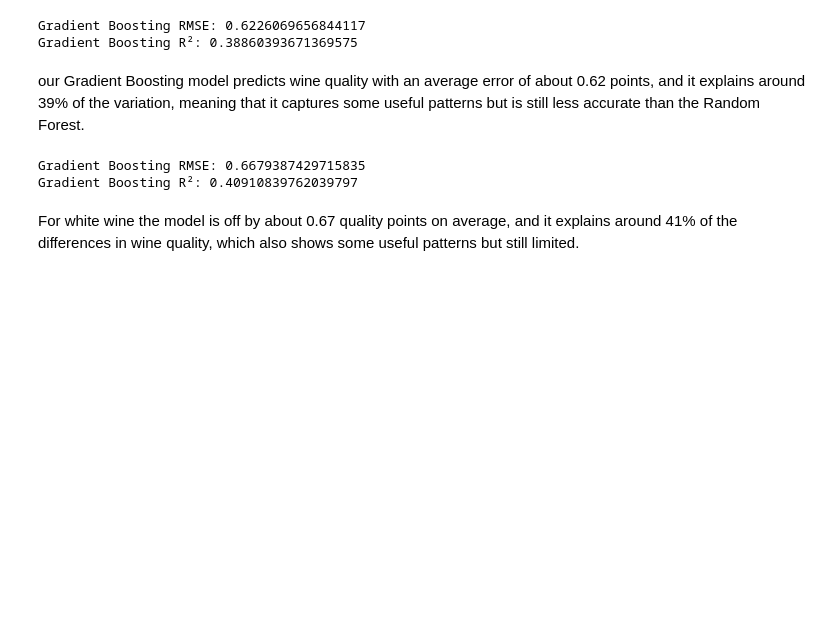
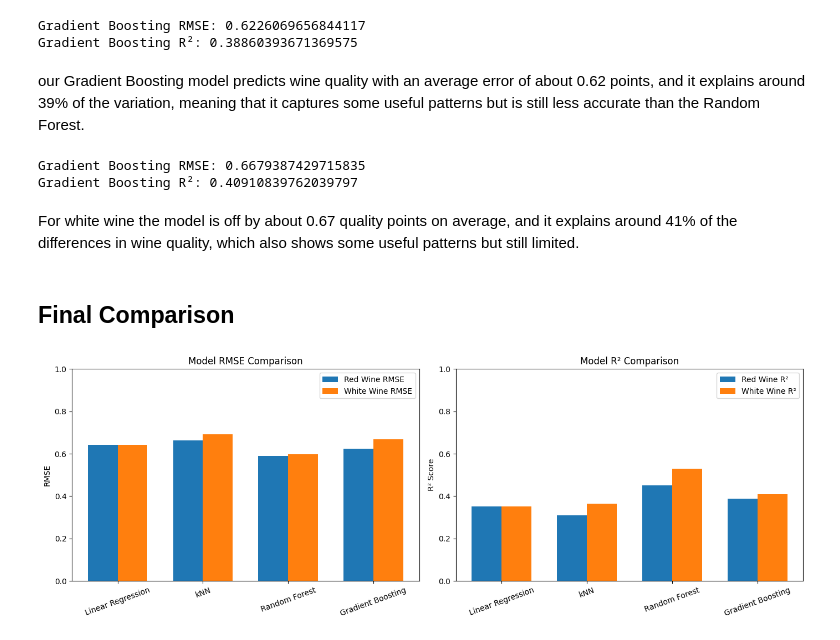
Before and after one commit to DinteN098/GSU_homework, a Jupyter notebook: CSC 4780 Final Project/grape_and_feet.ipynb, the cells around one changed output. Cells and saved outputs as stored; diff of their text form; code cells hidden in the pictures; blank space fills up the shorter version.

Commit message:
added comparison between model's outputs

```diff
--- a/CSC 4780 Final Project/grape_and_feet.ipynb
+++ b/CSC 4780 Final Project/grape_and_feet.ipynb
@@ -919,3 +919,48 @@ Gradient Boosting RMSE: 0.6679387429715835
 Gradient Boosting R²: 0.40910839762039797
 # %% [markdown]
 For white wine the model is off by about 0.67 quality points on average, and it explains around 41% of the differences in wine quality, which also shows some useful patterns but still limited.
+# %% [markdown]
+## Final Comparison
+# %%
+import matplotlib.pyplot as plt
+import numpy as np
+
+# Data for both graphs
+models = ["Linear Regression", "kNN", "Random Forest", "Gradient Boosting"]
+
+red_rmse = [0.6413, 0.6617, 0.5895, 0.6226]
+white_rmse = [0.6413, 0.6931, 0.5966, 0.6679]
+
+red_r2 = [0.3514, 0.3093, 0.4520, 0.3886]
+white_r2 = [0.3514, 0.3637, 0.5286, 0.4091]
+
+x = np.arange(len(models))
+width = 0.35
+
+# Create a 1x2 grid of plots
+plt.figure(figsize=(14, 5))
+
+# --- RMSE Plot ---
+plt.subplot(1, 2, 1)
+plt.bar(x - width/2, red_rmse, width, label='Red Wine RMSE')
+plt.bar(x + width/2, white_rmse, width, label='White Wine RMSE')
+plt.xticks(x, models, rotation=20)
+plt.ylabel("RMSE")
+plt.title("Model RMSE Comparison")
+plt.ylim(0, 1)
+plt.legend()
+
+# --- R² Plot ---
+plt.subplot(1, 2, 2)
+plt.bar(x - width/2, red_r2, width, label='Red Wine R²')
+plt.bar(x + width/2, white_r2, width, label='White Wine R²')
+plt.xticks(x, models, rotation=20)
+plt.ylabel("R² Score")
+plt.title("Model R² Comparison")
+plt.ylim(0, 1)
+plt.legend()
+
+plt.tight_layout()
+plt.show()
+# %% [output]
+[figure, added]
```
